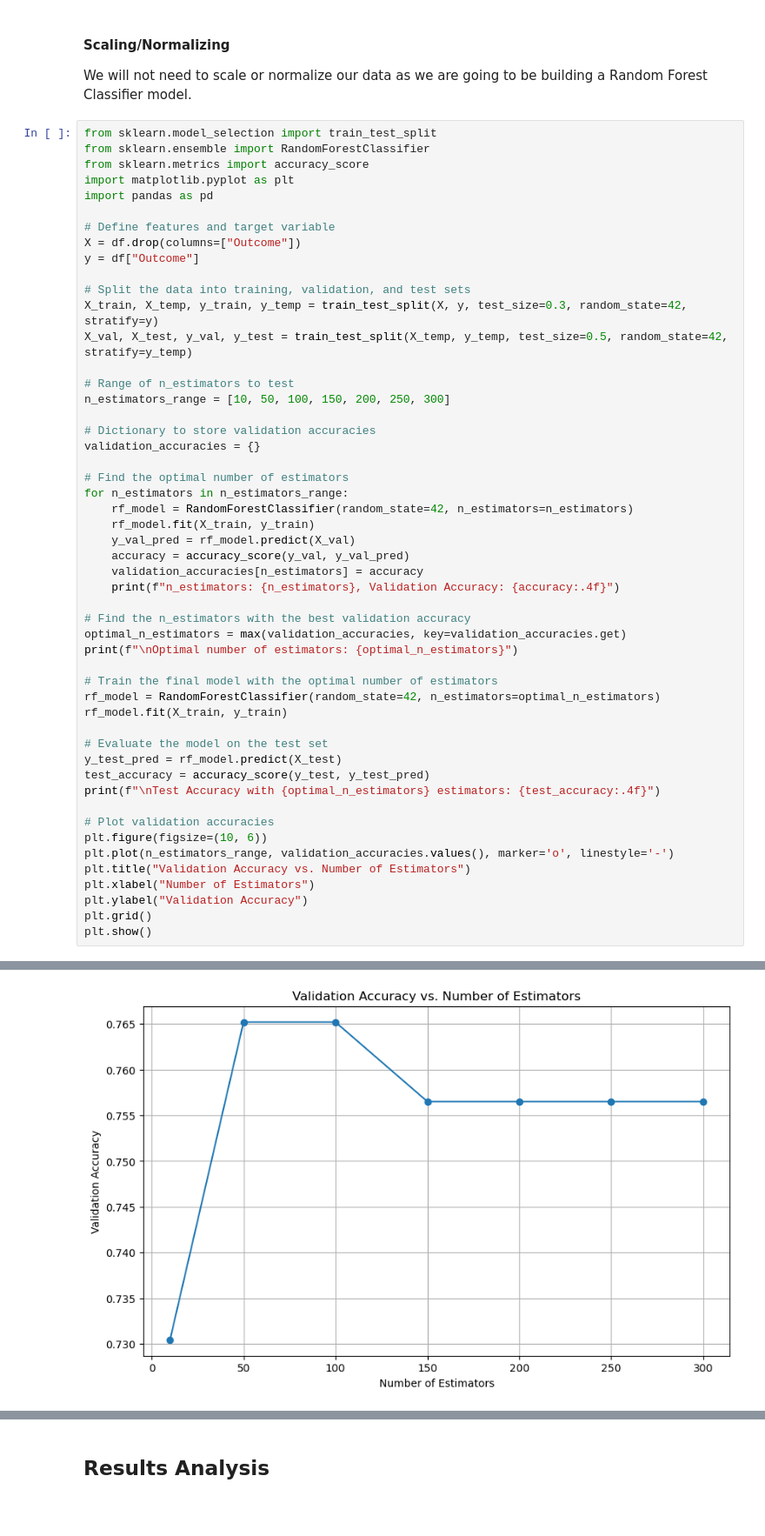
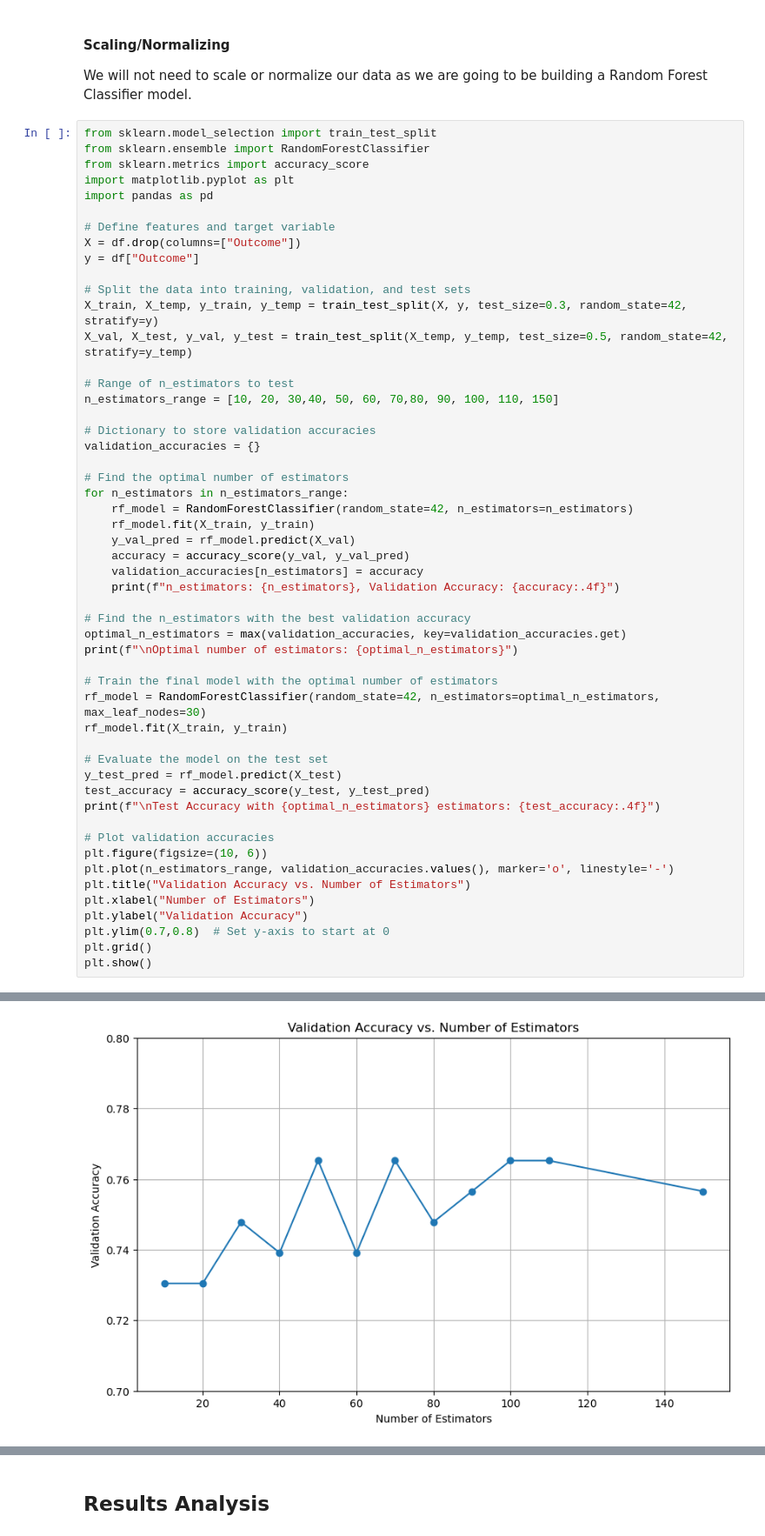
Before and after one commit to grudzinskio/DiabetesPrediction, a Jupyter notebook: FinalNotebook.ipynb, the cells around one changed output, grey strips where cells are left out. Shown at 87% size. Saved outputs shown, nothing was run; the diff lists cells and outputs as text; blank space fills up the shorter version.

```diff
--- a/FinalNotebook.ipynb
+++ b/FinalNotebook.ipynb
@@ -315,7 +315,7 @@ X_train, X_temp, y_train, y_temp = train_test_split(X, y, test_size=0.3, random_
 X_val, X_test, y_val, y_test = train_test_split(X_temp, y_temp, test_size=0.5, random_state=42, stratify=y_temp)
 
 # Range of n_estimators to test
-n_estimators_range = [10, 50, 100, 150, 200, 250, 300]
+n_estimators_range = [10, 20, 30,40, 50, 60, 70,80, 90, 100, 110, 150]
 
 # Dictionary to store validation accuracies
 validation_accuracies = {}
@@ -334,7 +334,7 @@ optimal_n_estimators = max(validation_accuracies, key=validation_accuracies.get)
 print(f"\nOptimal number of estimators: {optimal_n_estimators}")
 
 # Train the final model with the optimal number of estimators
-rf_model = RandomForestClassifier(random_state=42, n_estimators=optimal_n_estimators)
+rf_model = RandomForestClassifier(random_state=42, n_estimators=optimal_n_estimators, max_leaf_nodes=30)
 rf_model.fit(X_train, y_train)
 
 # Evaluate the model on the test set
@@ -348,6 +348,7 @@ plt.plot(n_estimators_range, validation_accuracies.values(), marker='o', linesty
 plt.title("Validation Accuracy vs. Number of Estimators")
 plt.xlabel("Number of Estimators")
 plt.ylabel("Validation Accuracy")
+plt.ylim(0.7,0.8)  # Set y-axis to start at 0
 plt.grid()
 plt.show()
 # %% [output]
@@ -365,4 +371,4 @@ Test Accuracy with 50 estimators: 0.7328
-[figure, old version]
+[figure, new version]
 # %%
 import matplotlib.pyplot as plt
 import pandas as pd
```
Also changed, not shown: parts of 4 cells of this notebook.
